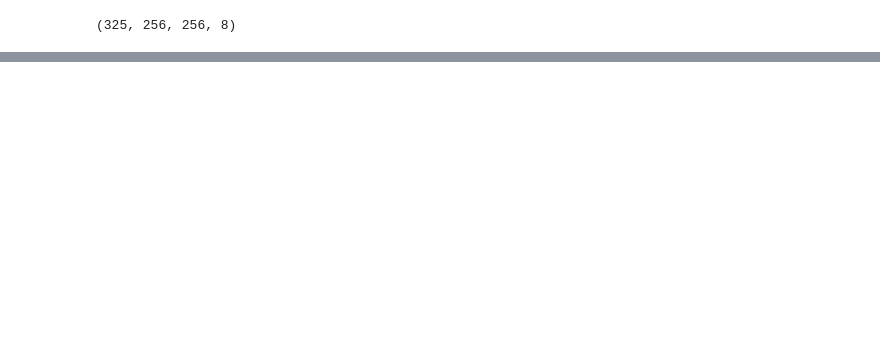
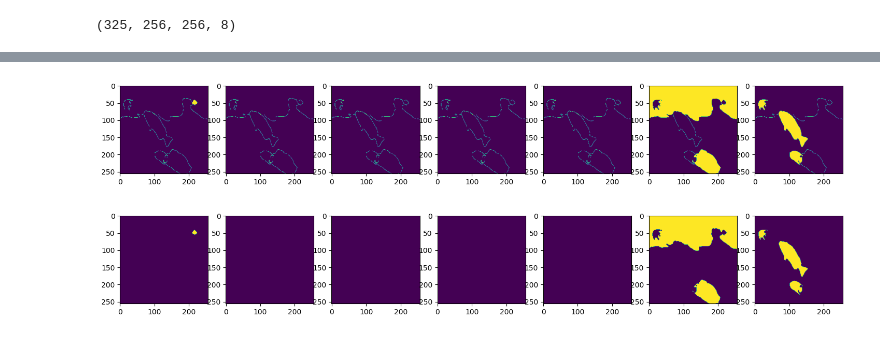
Before and after one commit to tsjadambaa/cv_group6, a Jupyter notebook: main.ipynb, the cells around one changed output, grey strips where cells are left out. Saved outputs shown, nothing was run; the diff lists cells and outputs as text; code cells hidden in the pictures; blank space fills up the shorter version.

```diff
--- a/main.ipynb
+++ b/main.ipynb
@@ -279,0 +331,14 @@ img_show(*[test_dataset_ex[img_index][..., i] for i in range(7)])
+# %%
+a = tf.constant([[[[1, 2],
+                   [2, 4]],
+                  [[5, 6],
+                   [3, 4]],
+                  [[7, 2],
+                   [3, 3]]],
+
+                 [[[3, 0],
+                   [0, 0]],
+                  [[3, 0],
+                   [3, 3]],
+                  [[7, 2],
+                   [3, 3]]]])
@@ -279,0 +378,3 @@ img_show(*[test_dataset_ex[img_index][..., i] for i in range(7)])
+# %%
+c = a == tf.reduce_max(a, axis=1, keepdims=True)
+c
@@ -279,0 +446,2 @@ img_show(*[test_dataset_ex[img_index][..., i] for i in range(7)])
+# %%
+treshhold=2
@@ -279,0 +501,9 @@ img_show(*[test_dataset_ex[img_index][..., i] for i in range(7)])
+# %%
+def get_mask(y_pred, treshhold=0.5, axis=1):
+    """
+    if y_pred has batch (batch, X, Y, c), then axis=1, else (X, Y, c) axis=0
+    """
+    y_type = y_pred.dtype
+    mask = y_pred*tf.cast(y_pred>treshhold, y_type)
+    mask = tf.cast(mask == tf.reduce_max(mask, axis=axis, keepdims=True), y_type)
+    return mask
@@ -279,0 +596,8 @@ img_show(*[test_dataset_ex[img_index][..., i] for i in range(7)])
+# %%
+img_show(*[get_mask(test_dataset_ex[img_index], axis=-1)[..., i] for i in range(7)])
+# %% [output]
+[figure, added]
+# %%
+img_show(*[test_dataset_ex[img_index][..., i] for i in range(7)])
+# %% [output]
+[figure, added]
```
Also changed, not shown: parts of 48 cells of this notebook, 4 other files.
